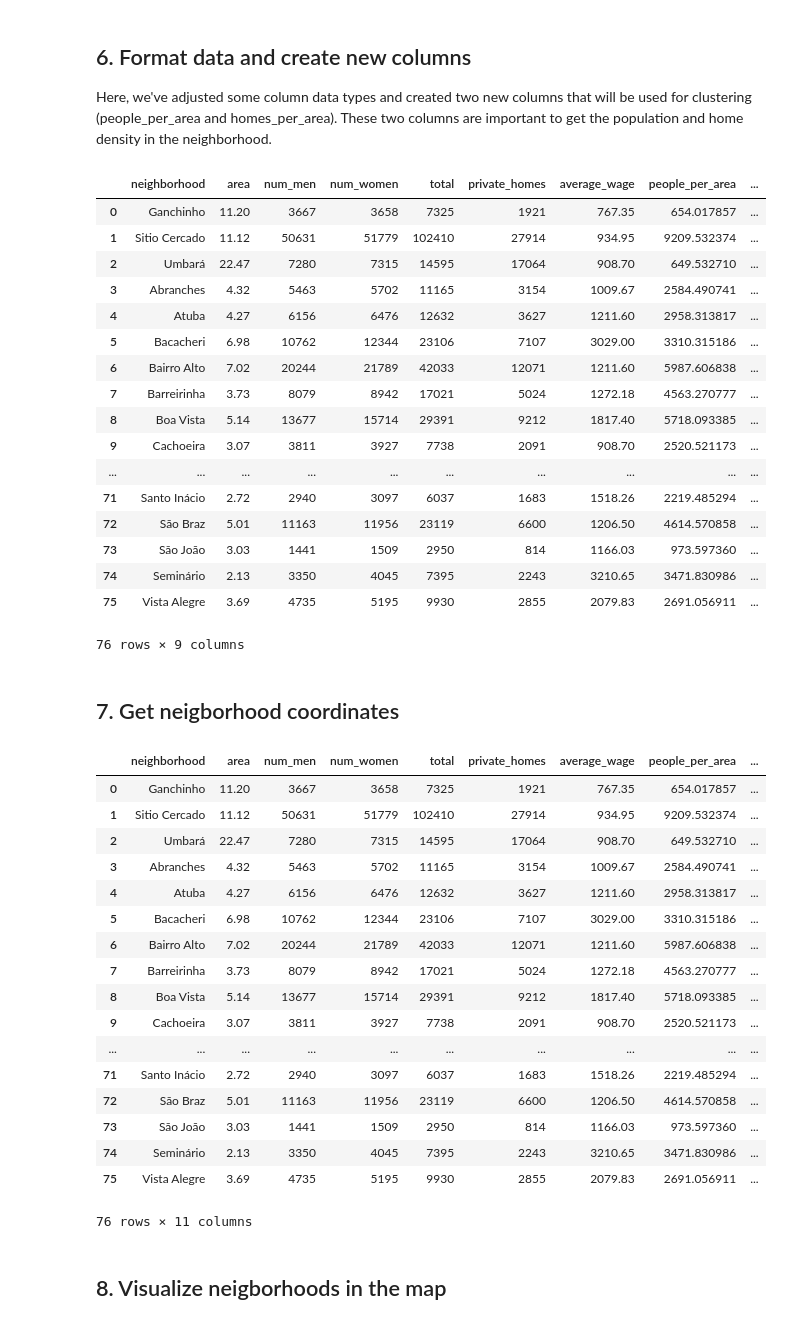
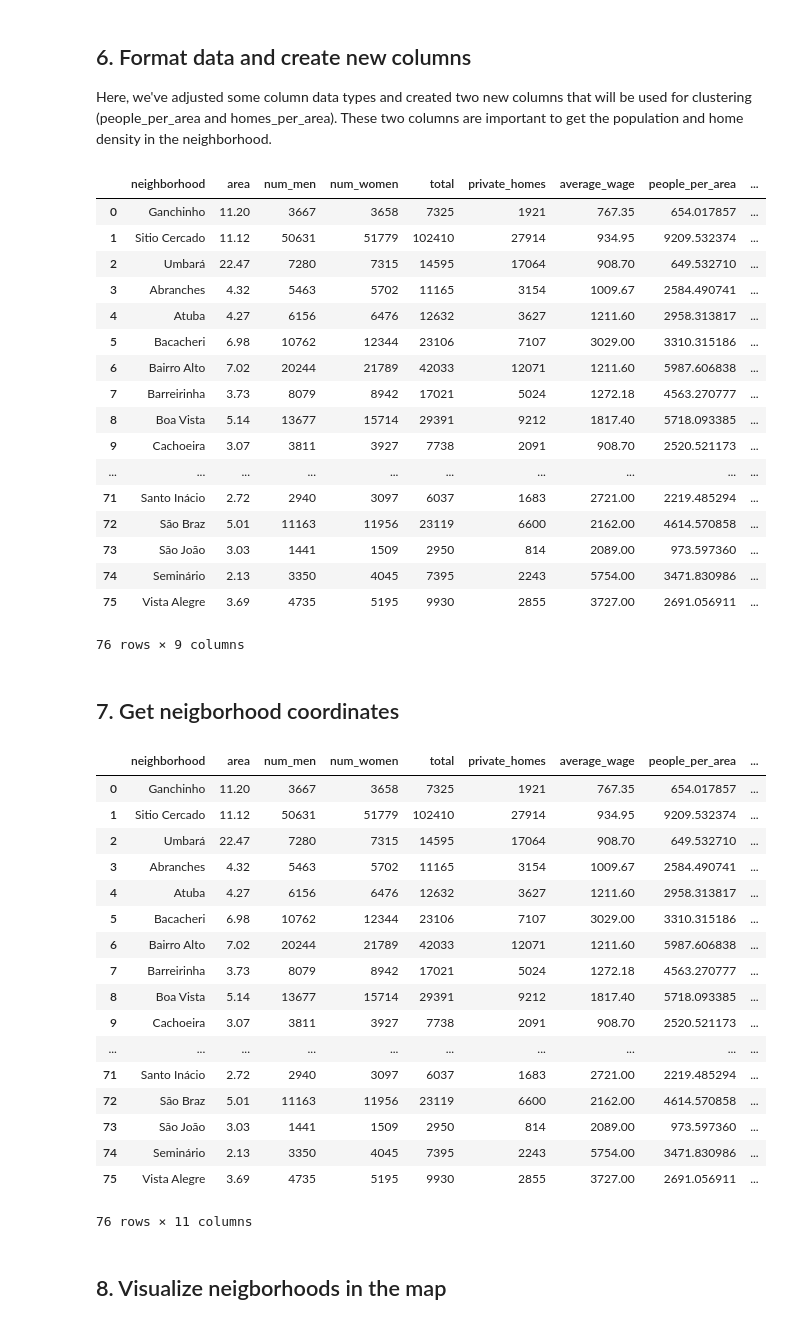
Before and after one commit to f-antunes/Coursera_Capstone, a Jupyter notebook: Final Project.ipynb, the cells around one changed output. Cells and saved outputs as stored; diff of their text form; code cells hidden in the pictures.

```diff
--- a/Final Project.ipynb
+++ b/Final Project.ipynb
@@ -152,37 +152,42 @@ Here, we've adjusted some column data types and created two new columns that wil
 # %%
 df_neigh['area'] = pd.to_numeric(df_neigh['area'])/100
 df_neigh['num_men'] = pd.to_numeric(df_neigh['num_men'])
 df_neigh['num_women'] = pd.to_numeric(df_neigh['num_women'])
 df_neigh['total'] = pd.to_numeric(df_neigh['total'])
 df_neigh['private_homes'] = pd.to_numeric(df_neigh['private_homes'])
 df_neigh['average_wage'] = pd.to_numeric(df_neigh['average_wage'])/100
 
 # these new columns show how the concentration is in the neighborhood
 df_neigh['people_per_area'] = df_neigh['total']/df_neigh['area']
 df_neigh['homes_per_area'] = df_neigh['private_homes']/df_neigh['area']
 
 df_neigh.loc[(df_neigh.neighborhood == 'Cidade Industrial'),'neighborhood']='Cidade Industrial de Curitiba'
 df_neigh.loc[(df_neigh.neighborhood == 'Alto da XV'),'neighborhood']='Alto da Rua XV'
 
+inflation_2000_to_2010 = 0.7923
+for index, row in df_neigh.iterrows():
+    if index >= 20:
+        df_neigh.loc[index,'average_wage'] = int(df_neigh.iloc[index]['average_wage']*(1+inflation_2000_to_2010))
+
 df_neigh
 # %% [output]
 |  | neighborhood | area | num_men | num_women | total | private_homes | average_wage | people_per_area | ... |
 | 0 | Ganchinho | 11.20 | 3667 | 3658 | 7325 | 1921 | 767.35 | 654.017857 | ... |
 | 1 | Sitio Cercado | 11.12 | 50631 | 51779 | 102410 | 27914 | 934.95 | 9209.532374 | ... |
 | 2 | Umbará | 22.47 | 7280 | 7315 | 14595 | 17064 | 908.70 | 649.532710 | ... |
 | 3 | Abranches | 4.32 | 5463 | 5702 | 11165 | 3154 | 1009.67 | 2584.490741 | ... |
 | 4 | Atuba | 4.27 | 6156 | 6476 | 12632 | 3627 | 1211.60 | 2958.313817 | ... |
 | 5 | Bacacheri | 6.98 | 10762 | 12344 | 23106 | 7107 | 3029.00 | 3310.315186 | ... |
 | 6 | Bairro Alto | 7.02 | 20244 | 21789 | 42033 | 12071 | 1211.60 | 5987.606838 | ... |
 | 7 | Barreirinha | 3.73 | 8079 | 8942 | 17021 | 5024 | 1272.18 | 4563.270777 | ... |
 | 8 | Boa Vista | 5.14 | 13677 | 15714 | 29391 | 9212 | 1817.40 | 5718.093385 | ... |
 | 9 | Cachoeira | 3.07 | 3811 | 3927 | 7738 | 2091 | 908.70 | 2520.521173 | ... |
 | ... | ... | ... | ... | ... | ... | ... | ... | ... | ... |
-| 71 | Santo Inácio | 2.72 | 2940 | 3097 | 6037 | 1683 | 1518.26 | 2219.485294 | ... |
-| 72 | São Braz | 5.01 | 11163 | 11956 | 23119 | 6600 | 1206.50 | 4614.570858 | ... |
-| 73 | São João | 3.03 | 1441 | 1509 | 2950 | 814 | 1166.03 | 973.597360 | ... |
-| 74 | Seminário | 2.13 | 3350 | 4045 | 7395 | 2243 | 3210.65 | 3471.830986 | ... |
-| 75 | Vista Alegre | 3.69 | 4735 | 5195 | 9930 | 2855 | 2079.83 | 2691.056911 | ... |
+| 71 | Santo Inácio | 2.72 | 2940 | 3097 | 6037 | 1683 | 2721.00 | 2219.485294 | ... |
+| 72 | São Braz | 5.01 | 11163 | 11956 | 23119 | 6600 | 2162.00 | 4614.570858 | ... |
+| 73 | São João | 3.03 | 1441 | 1509 | 2950 | 814 | 2089.00 | 973.597360 | ... |
+| 74 | Seminário | 2.13 | 3350 | 4045 | 7395 | 2243 | 5754.00 | 3471.830986 | ... |
+| 75 | Vista Alegre | 3.69 | 4735 | 5195 | 9930 | 2855 | 3727.00 | 2691.056911 | ... |
 76 rows × 9 columns
 # %% [markdown]
 ## 7. Get neigborhood coordinates
@@ -195,7 +200,10 @@ longitude_list = []
 geolocator = Nominatim(user_agent="place_explorer")
 
 for neigh in neigh_list:
-    address = neigh + ', ' + city_state_str
+    if neigh == 'Centro':
+        address = city_state_str
+    else:
+        address = neigh + ', ' + city_state_str
     location = geolocator.geocode(address)
     if location is not None:
         latitude_list.append(str(location.latitude))
@@ -224,11 +232,11 @@ df_neigh
 | 8 | Boa Vista | 5.14 | 13677 | 15714 | 29391 | 9212 | 1817.40 | 5718.093385 | ... |
 | 9 | Cachoeira | 3.07 | 3811 | 3927 | 7738 | 2091 | 908.70 | 2520.521173 | ... |
 | ... | ... | ... | ... | ... | ... | ... | ... | ... | ... |
-| 71 | Santo Inácio | 2.72 | 2940 | 3097 | 6037 | 1683 | 1518.26 | 2219.485294 | ... |
-| 72 | São Braz | 5.01 | 11163 | 11956 | 23119 | 6600 | 1206.50 | 4614.570858 | ... |
-| 73 | São João | 3.03 | 1441 | 1509 | 2950 | 814 | 1166.03 | 973.597360 | ... |
-| 74 | Seminário | 2.13 | 3350 | 4045 | 7395 | 2243 | 3210.65 | 3471.830986 | ... |
-| 75 | Vista Alegre | 3.69 | 4735 | 5195 | 9930 | 2855 | 2079.83 | 2691.056911 | ... |
+| 71 | Santo Inácio | 2.72 | 2940 | 3097 | 6037 | 1683 | 2721.00 | 2219.485294 | ... |
+| 72 | São Braz | 5.01 | 11163 | 11956 | 23119 | 6600 | 2162.00 | 4614.570858 | ... |
+| 73 | São João | 3.03 | 1441 | 1509 | 2950 | 814 | 2089.00 | 973.597360 | ... |
+| 74 | Seminário | 2.13 | 3350 | 4045 | 7395 | 2243 | 5754.00 | 3471.830986 | ... |
+| 75 | Vista Alegre | 3.69 | 4735 | 5195 | 9930 | 2855 | 3727.00 | 2691.056911 | ... |
 76 rows × 11 columns
 # %% [markdown]
 ## 8. Visualize neigborhoods in the map
```
Also changed, not shown: parts of 10 cells of this notebook.
